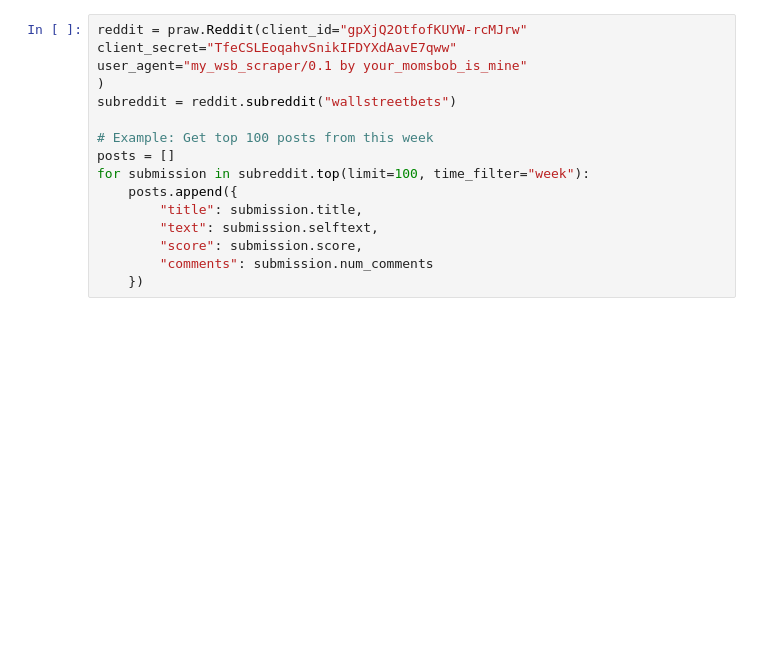
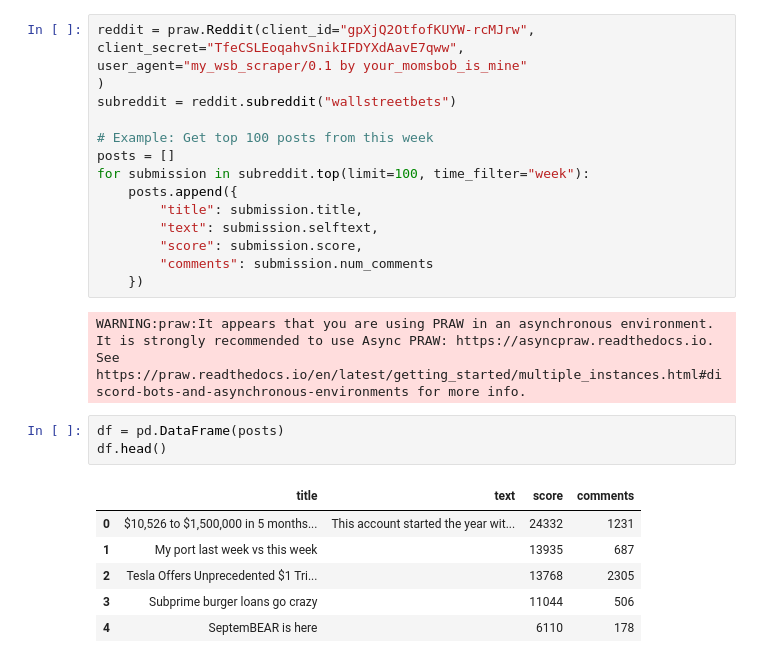
Before and after one commit to Sid-2004/Research-Paper--WallStreetsBets-ML-Emotional-Sentiment, a Jupyter notebook: Research_Paper_FinTech.ipynb, the cells around one changed output. Cells and saved outputs as stored; diff of their text form; blank space fills up the shorter version.

```diff
--- a/Research_Paper_FinTech.ipynb
+++ b/Research_Paper_FinTech.ipynb
@@ -83,6 +83,6 @@ Successfully installed keras-tcn-3.5.6 praw-7.8.1 prawcore-2.4.0 update_checker-
 # %%
-reddit = praw.Reddit(client_id="gpXjQ2OtfofKUYW-rcMJrw"
-client_secret="TfeCSLEoqahvSnikIFDYXdAavE7qww"
+reddit = praw.Reddit(client_id="gpXjQ2OtfofKUYW-rcMJrw",
+client_secret="TfeCSLEoqahvSnikIFDYXdAavE7qww",
 user_agent="my_wsb_scraper/0.1 by your_momsbob_is_mine"
 )
 subreddit = reddit.subreddit("wallstreetbets")
@@ -96,3 +96,17 @@ for submission in subreddit.top(limit=100, time_filter="week"):
         "score": submission.score,
         "comments": submission.num_comments
     })
+# %% [output]
+WARNING:praw:It appears that you are using PRAW in an asynchronous environment.
+It is strongly recommended to use Async PRAW: https://asyncpraw.readthedocs.io.
+See https://praw.readthedocs.io/en/latest/getting_started/multiple_instances.html#discord-bots-and-asynchronous-environments for more info.
+# %%
+df = pd.DataFrame(posts)
+df.head()
+# %% [output]
+|  | title | text | score | comments |
+| 0 | $10,526 to $1,500,000 in 5 months... | This account started the year wit... | 24332 | 1231 |
+| 1 | My port last week vs this week |  | 13935 | 687 |
+| 2 | Tesla Offers Unprecedented $1 Tri... |  | 13768 | 2305 |
+| 3 | Subprime burger loans go crazy |  | 11044 | 506 |
+| 4 | SeptemBEAR is here |  | 6110 | 178 |
```
Also changed, not shown: parts of 13 cells of this notebook.
